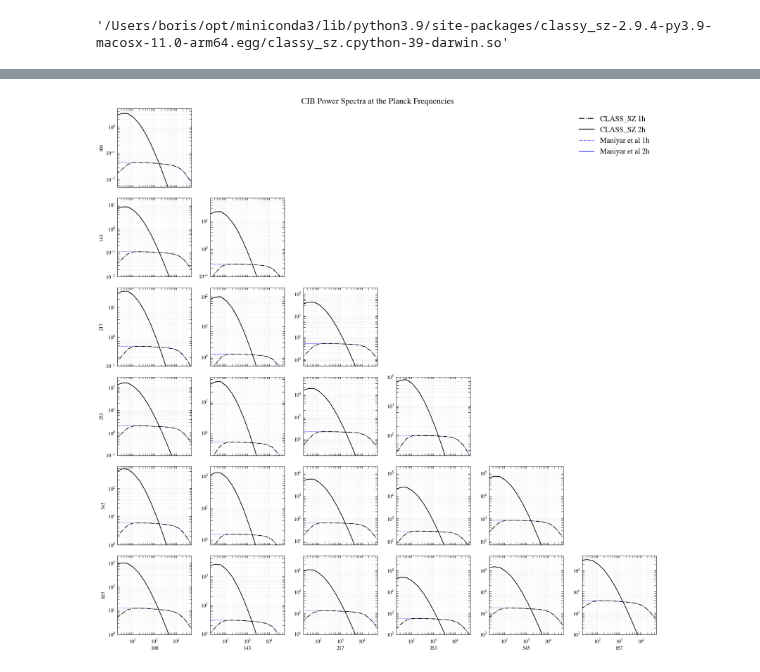
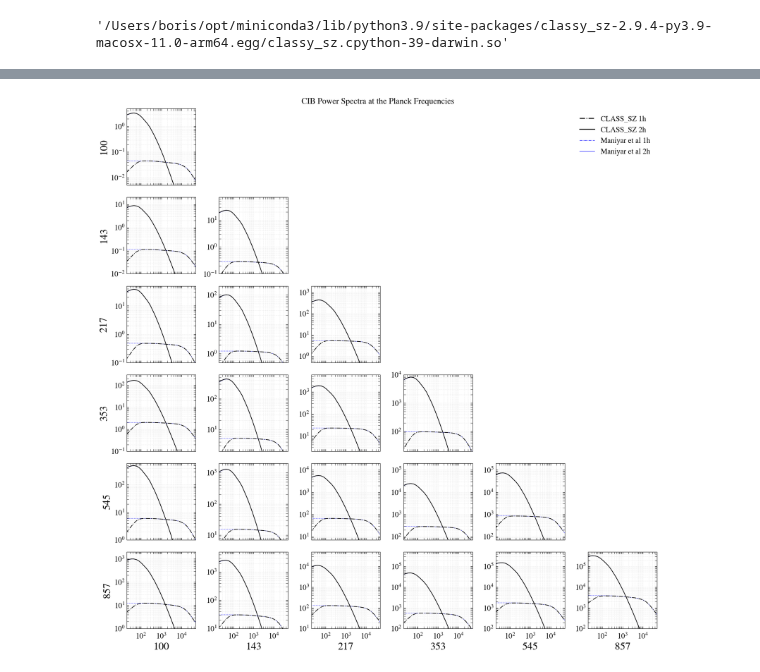
Before and after one commit to CLASS-SZ/class_sz, a Jupyter notebook: notebooks/class_sz_tutorial_notebooks/class_sz_CIB_maniyar.ipynb, the cells around one changed output, grey strips where cells are left out. Drawn from its saved outputs; the diff is of its cells as text; code cells hidden in the pictures.

```diff
--- a/notebooks/class_sz_tutorial_notebooks/class_sz_CIB_maniyar.ipynb
+++ b/notebooks/class_sz_tutorial_notebooks/class_sz_CIB_maniyar.ipynb
@@ -232,16 +253,16 @@ for i in range(plot_dim):
             # ax.set_title(freqs+'x'+freqsp,size=9)
             if j==0:
                 # ax.set_ylabel(r'$\mathrm{C_l}\: [\mathrm{Jy}^2\: \mathrm{sr}^{-1}]$', fontsize=12)
-                ax.set_ylabel(freqs, fontsize=12)
+                ax.set_ylabel(freqs, fontsize=25)
             if i==(plot_dim-1):
                 # ax.set_xlabel(r'$\;\ell$', fontsize=12)
-                ax.set_xlabel(freqsp, fontsize=12)
+                ax.set_xlabel(freqsp, fontsize=25)
             ax.tick_params(axis = 'x',which='both',length=5,direction='in', pad=10)
             ax.tick_params(axis = 'y',which='both',length=5,direction='in', pad=5)
             ax.xaxis.set_ticks_position('both')
             ax.yaxis.set_ticks_position('both')
-            plt.setp(ax.get_yticklabels(), rotation='horizontal', fontsize=12)
-            plt.setp(ax.get_xticklabels(), fontsize=12)
+            plt.setp(ax.get_yticklabels(), rotation='horizontal', fontsize=18)
+            plt.setp(ax.get_xticklabels(), fontsize=18)
             ax.grid( visible=True, which="both", alpha=0.2, linestyle='--')
             ax.plot(ell, np.abs(one_halo[nu1, nu2, :])*faccib, 'b-.', label='Maniyar et al 1h',lw=0.6)
             ax.plot(ell, np.abs(two_halo[nu1, nu2, :])*faccib, 'b-', label='Maniyar et al 2h',lw=0.6)
@@ -279,31 +300,31 @@ for i in range(plot_dim):
 
             if freqs=='217' and freqsp=='217':
                 ax.set_ylim(5e-1,2e3)
             if freqs=='353' and freqsp=='217':
                 ax.set_ylim(2e0,6e3)
             if freqs=='545' and freqsp=='217':
                 ax.set_ylim(7e0,2e4)
             if freqs=='857' and freqsp=='217':
                 ax.set_ylim(1e1,5e4)
 
 
             if freqs=='353' and freqsp=='353':
                 ax.set_ylim(2e1,1e4)
             if freqs=='545' and freqsp=='353':
                 ax.set_ylim(7e1,2e5)
             if freqs=='857' and freqsp=='353':
                 ax.set_ylim(1e2,5e5)
 
             if freqs=='545' and freqsp=='545':
                 ax.set_ylim(7e1,2e5)
             if freqs=='857' and freqsp=='545':
                 ax.set_ylim(1e2,5e5)
 
             if freqs=='857' and freqsp=='857':
                 ax.set_ylim(1e2,5e5)
 fig.suptitle('CIB Power Spectra at the Planck Frequencies',fontsize=20)
 fig.tight_layout()
 
 plt.savefig('../../notebooks/class_sz_tutorial_notebooks/figures/maniyar_benchmark.pdf')
 # %% [output]
-[figure, old version]
+[figure, new version]
```
Also changed, not shown: parts of 3 cells of this notebook, 11 other files.
